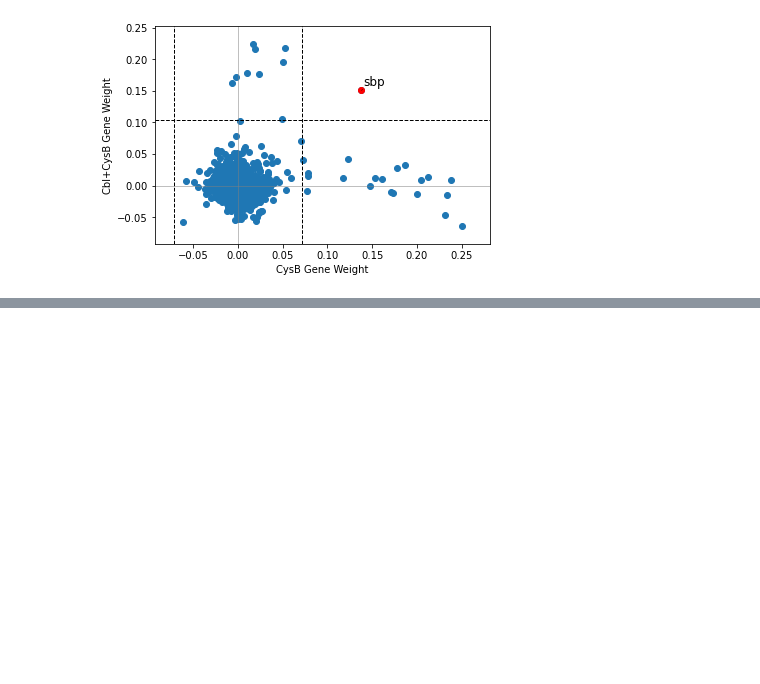
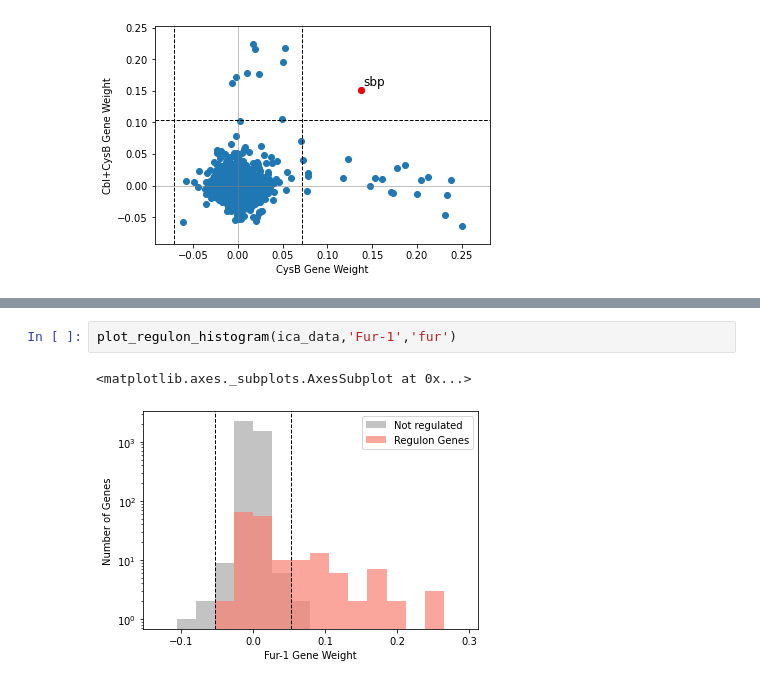
Before and after one commit to SBRG/pymodulon, a Jupyter notebook: notebooks/Visualizations.ipynb, the cells around one changed output, grey strips where cells are left out. Drawn from its saved outputs; the diff is of its cells as text; blank space fills up the shorter version.

```diff
--- a/notebooks/Visualizations.ipynb
+++ b/notebooks/Visualizations.ipynb
@@ -92,0 +115,5 @@ compare_gene_weights(ica_data,'CysB','Cbl+CysB')
+# %%
+plot_regulon_histogram(ica_data,'Fur-1','fur')
+# %% [output]
+<matplotlib.axes._subplots.AxesSubplot at 0x...>
+[figure, added]
```
Also changed, not shown: parts of 12 cells of this notebook, 1 other file.
